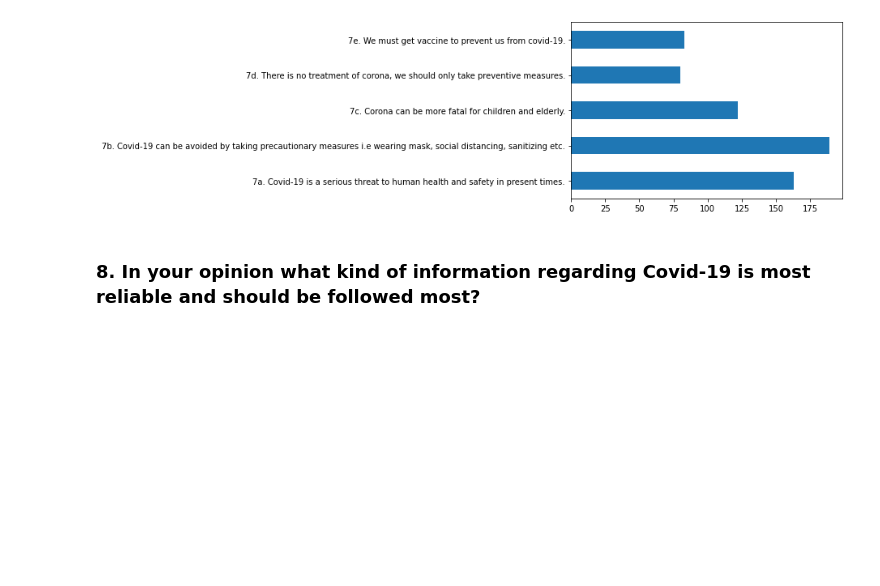
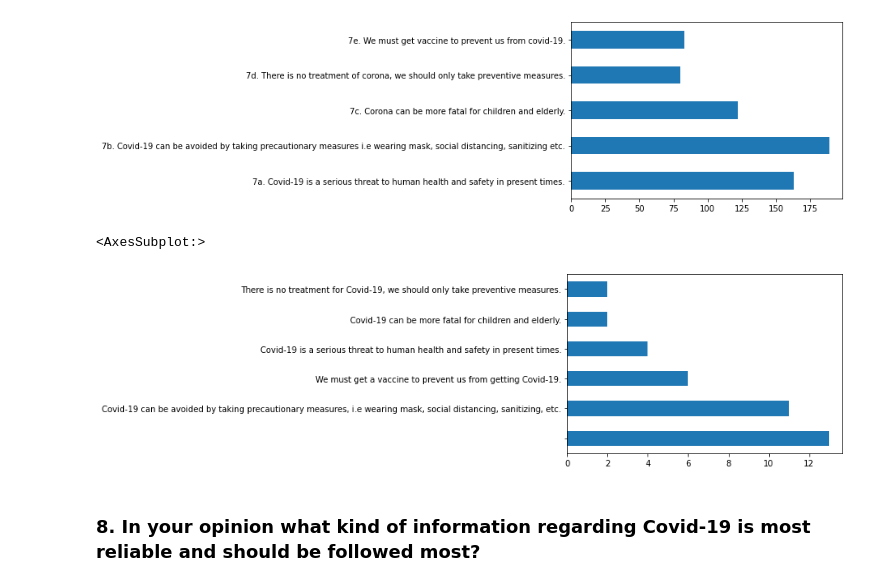
Before and after one commit to codeforpakistan/CfAll-Exchange, a Jupyter notebook: Haripur Survey Analysis.ipynb, the cells around one changed output. Saved outputs shown, nothing was run; the diff lists cells and outputs as text; code cells hidden in the pictures; blank space fills up the shorter version.

```diff
--- a/Haripur Survey Analysis.ipynb
+++ b/Haripur Survey Analysis.ipynb
@@ -126,6 +140,11 @@ df[[
 # %% [output]
 <AxesSubplot:>
 [figure]
+# %%
+df_2['Which of the following statements do you agree with?'].value_counts().plot.barh()
+# %% [output]
+<AxesSubplot:>
+[figure, added]
 # %% [markdown]
 ### 8. In your opinion what kind of information regarding Covid-19 is most reliable and should be followed most?
 # %%
```
Also changed, not shown: parts of 18 cells of this notebook, 1 other file.
